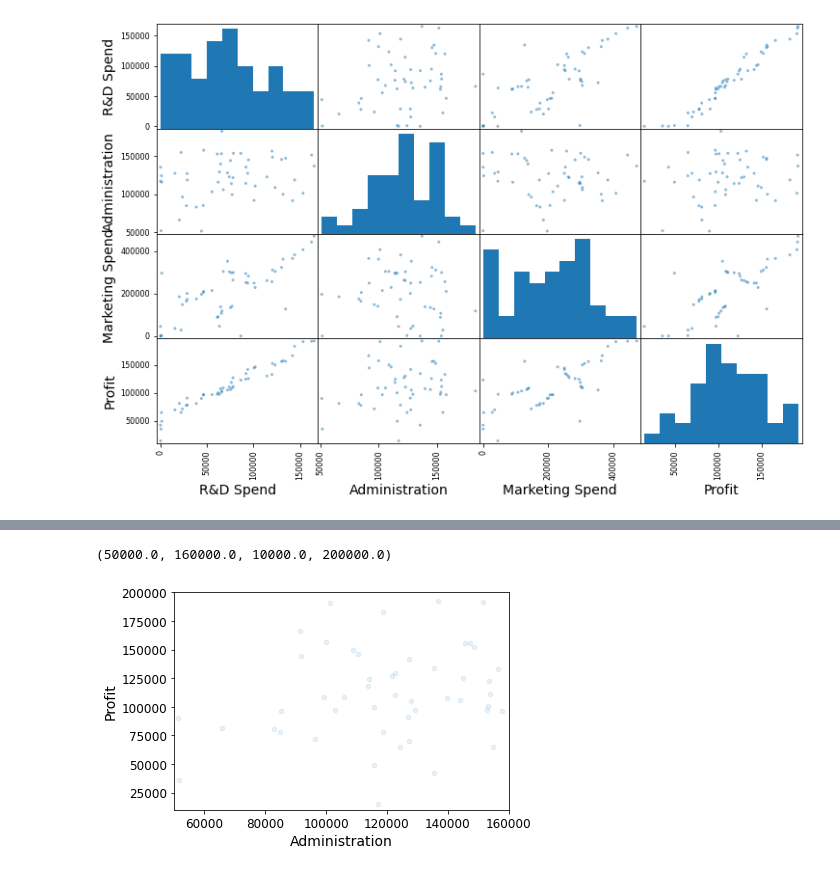
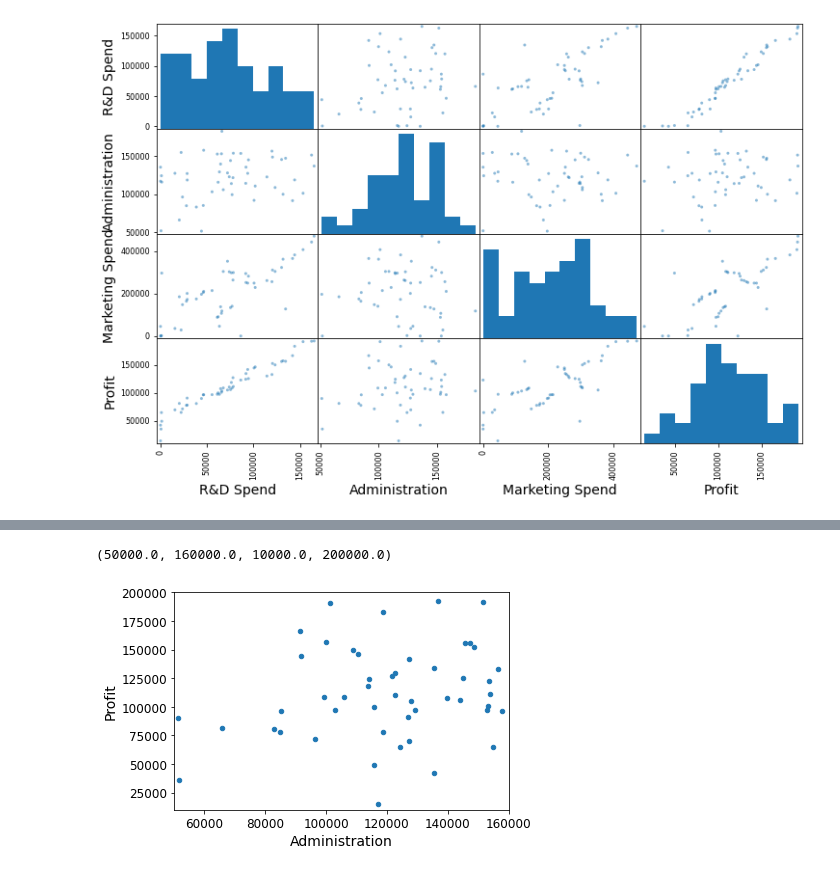
Before and after one commit to SorenHersomNielsen/Mandatory-project, a Jupyter notebook: Untitled.ipynb, the cells around one changed output, grey strips where cells are left out. Saved outputs shown, nothing was run; the diff lists cells and outputs as text; code cells hidden in the pictures.

Commit message:
Administration vs

```diff
--- a/Untitled.ipynb
+++ b/Untitled.ipynb
@@ -71,6 +71,6 @@ plt.axis([0, 500000, 10000, 200000])
 # %%
-Startups.plot(kind="scatter", x="Administration", y="Profit", alpha=0.1)
+Startups.plot(kind="scatter", x="Administration", y="Profit", alpha=1)
 plt.axis([50000, 160000, 10000, 200000])
 # %% [output]
 (50000.0, 160000.0, 10000.0, 200000.0)
-[figure, old version]
+[figure, new version]
```
Also changed, not shown: parts of 4 cells of this notebook.
